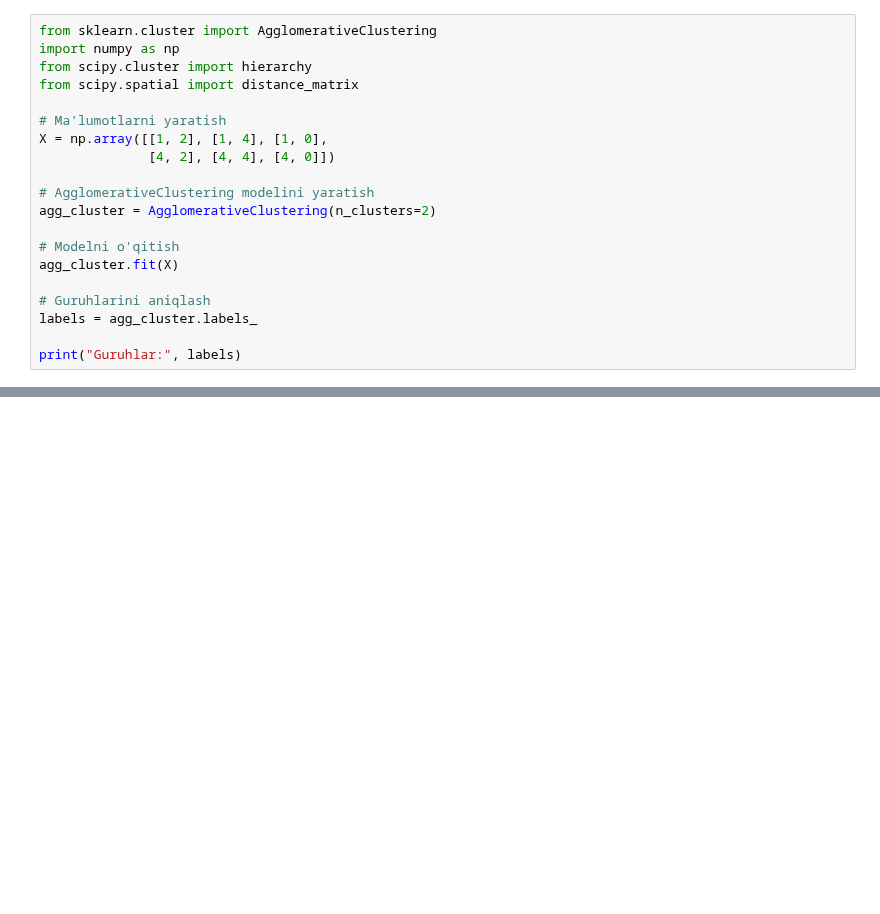
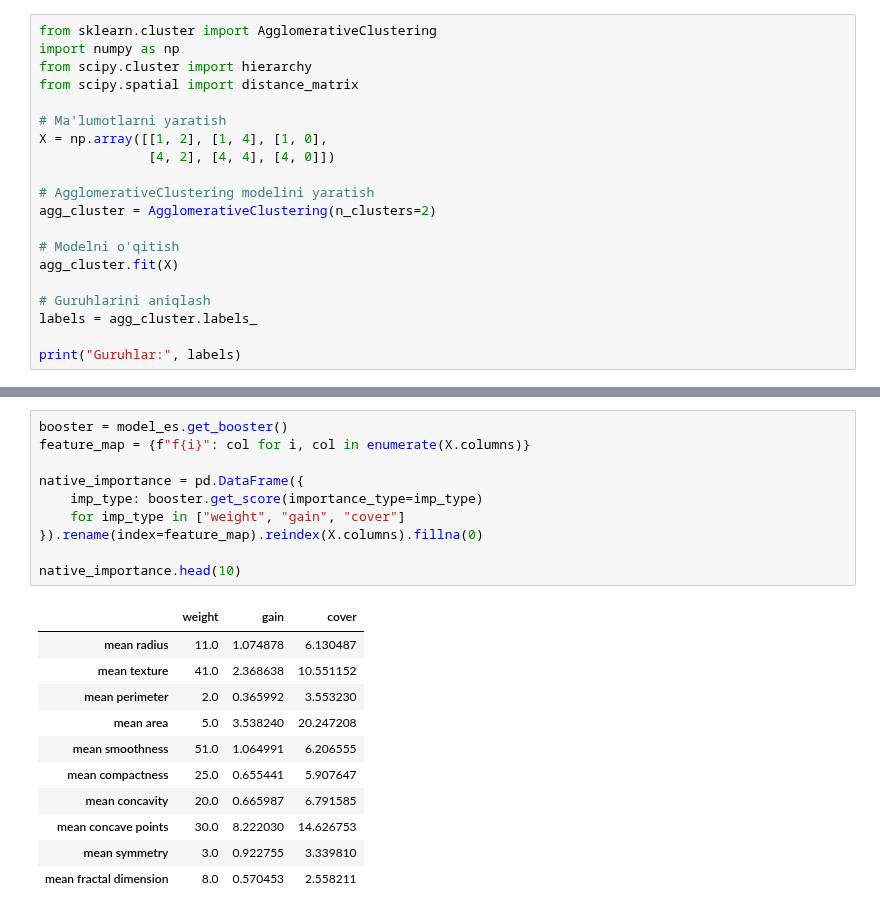
Before and after one commit to Suhrobjonibodullayev/ML-Learning-Journey, a Jupyter notebook: 05_machine_learning_basics/Machine_Learning.ipynb, the cells around one changed output, grey strips where cells are left out. Drawn from its saved outputs; the diff is of its cells as text; blank space fills up the shorter version.

```diff
--- a/05_machine_learning_basics/Machine_Learning.ipynb
+++ b/05_machine_learning_basics/Machine_Learning.ipynb
@@ -2733,0 +3309,22 @@ print("Guruhlar:", labels)
+# %%
+booster = model_es.get_booster()
+feature_map = {f"f{i}": col for i, col in enumerate(X.columns)}
+
+native_importance = pd.DataFrame({
+    imp_type: booster.get_score(importance_type=imp_type)
+    for imp_type in ["weight", "gain", "cover"]
+}).rename(index=feature_map).reindex(X.columns).fillna(0)
+
+native_importance.head(10)
+# %% [output]
+|  | weight | gain | cover |
+| mean radius | 11.0 | 1.074878 | 6.130487 |
+| mean texture | 41.0 | 2.368638 | 10.551152 |
+| mean perimeter | 2.0 | 0.365992 | 3.553230 |
+| mean area | 5.0 | 3.538240 | 20.247208 |
+| mean smoothness | 51.0 | 1.064991 | 6.206555 |
+| mean compactness | 25.0 | 0.655441 | 5.907647 |
+| mean concavity | 20.0 | 0.665987 | 6.791585 |
+| mean concave points | 30.0 | 8.222030 | 14.626753 |
+| mean symmetry | 3.0 | 0.922755 | 3.339810 |
+| mean fractal dimension | 8.0 | 0.570453 | 2.558211 |
```
Also changed, not shown: parts of 56 cells of this notebook.
